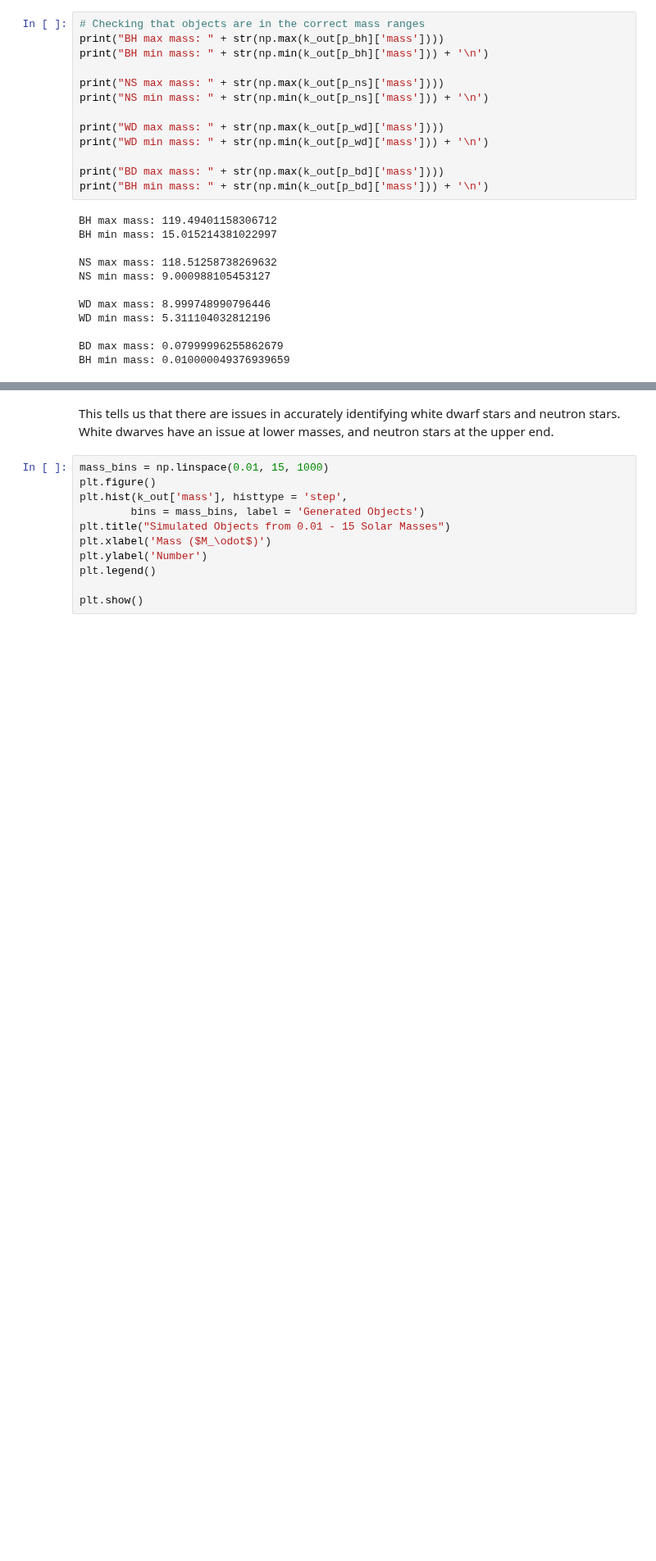
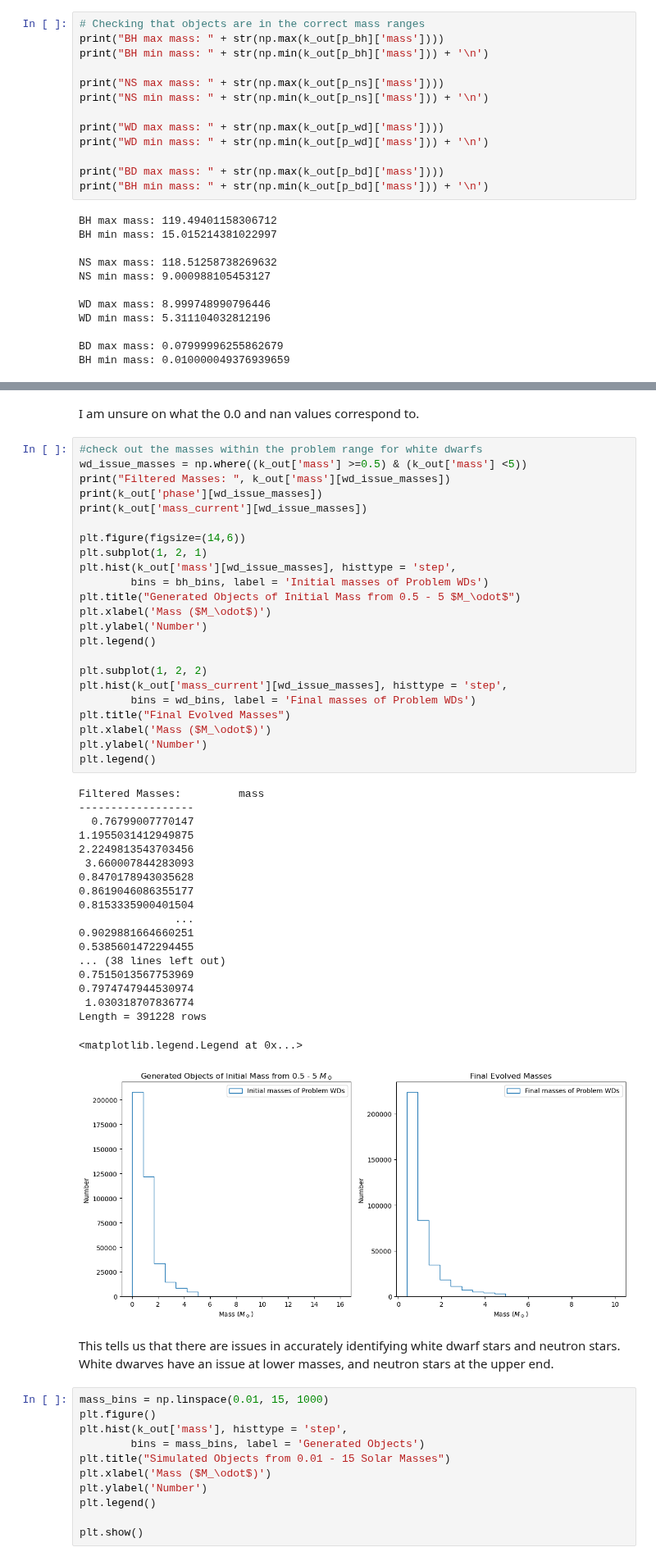
Before and after one commit to astropy/SPISEA, a Jupyter notebook: changes/Compact_Multiplicity.ipynb, the cells around one changed output, grey strips where cells are left out. Shown at 82% size. Drawn from its saved outputs; the diff is of its cells as text; blank space fills up the shorter version.

```diff
--- a/changes/Compact_Multiplicity.ipynb
+++ b/changes/Compact_Multiplicity.ipynb
@@ -175,3 +200,48 @@ BH min mass: 0.010000049376939659
+# %% [markdown]
+I am unsure on what the 0.0 and nan values correspond to.
+# %%
+#check out the masses within the problem range for white dwarfs
+wd_issue_masses = np.where((k_out['mass'] >=0.5) & (k_out['mass'] <5))
+print("Filtered Masses: ", k_out['mass'][wd_issue_masses])
+print(k_out['phase'][wd_issue_masses])
+print(k_out['mass_current'][wd_issue_masses])
+
+plt.figure(figsize=(14,6))
+plt.subplot(1, 2, 1)
+plt.hist(k_out['mass'][wd_issue_masses], histtype = 'step',
+        bins = bh_bins, label = 'Initial masses of Problem WDs')
+plt.title("Generated Objects of Initial Mass from 0.5 - 5 $M_\odot$")
+plt.xlabel('Mass ($M_\odot$)')
+plt.ylabel('Number')
+plt.legend()
+
+plt.subplot(1, 2, 2)
+plt.hist(k_out['mass_current'][wd_issue_masses], histtype = 'step',
+        bins = wd_bins, label = 'Final masses of Problem WDs')
+plt.title("Final Evolved Masses")
+plt.xlabel('Mass ($M_\odot$)')
+plt.ylabel('Number')
+plt.legend()
+# %% [output]
+Filtered Masses:         mass
+------------------
+  0.76799007770147
+1.1955031412949875
+2.2249813543703456
+ 3.660007844283093
+0.8470178943035628
+0.8619046086355177
+0.8153335900401504
+               ...
+0.9029881664660251
+0.5385601472294455
+... (38 lines left out)
+0.7515013567753969
+0.7974747944530974
+ 1.030318707836774
+Length = 391228 rows
+<matplotlib.legend.Legend at 0x...>
+[figure, added]
 # %% [markdown]
 This tells us that there are issues in accurately identifying white dwarf stars and neutron stars. White dwarves have an issue at lower masses, and neutron stars at the upper end.
 # %%
```
Also changed, not shown: parts of 1 cell of this notebook.
